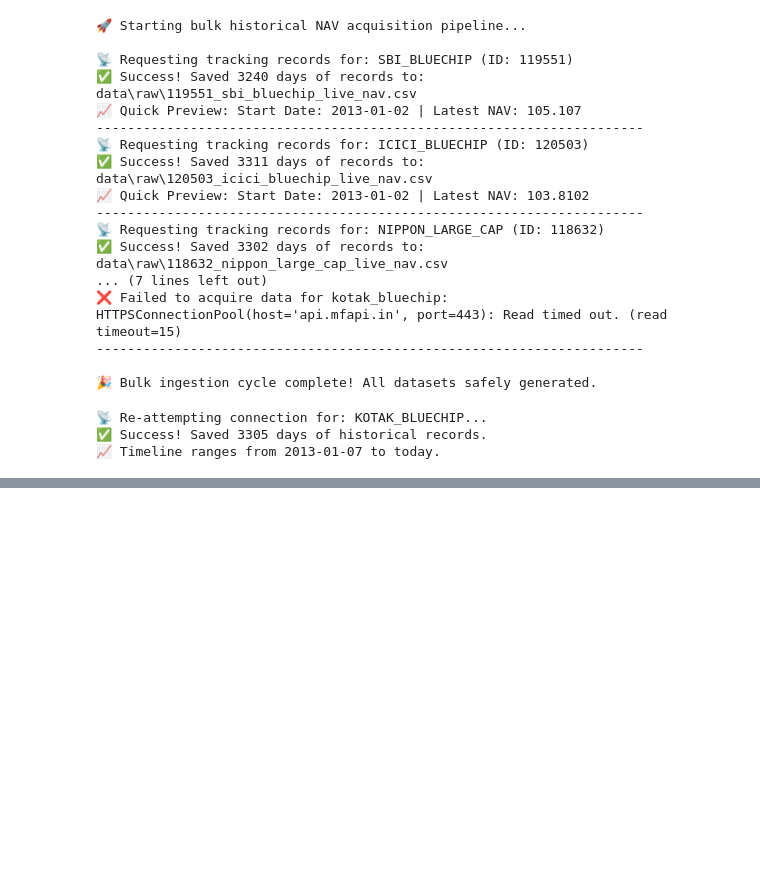
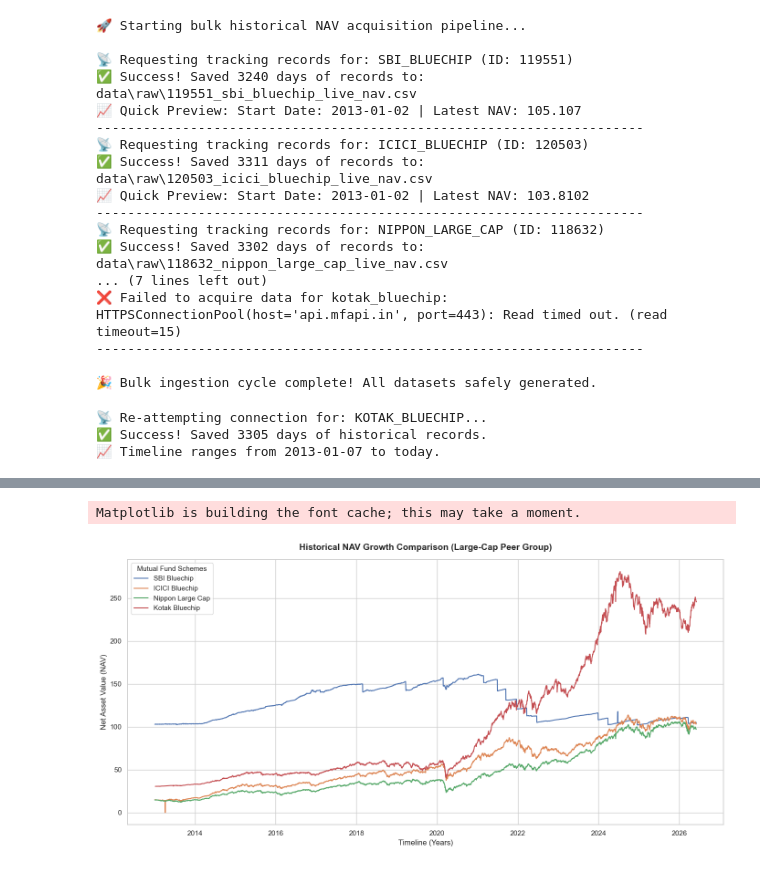
Before and after one commit to kadekarpornima-stack/my-data-project, a Jupyter notebook: notebook/01_data_inspection_and_fetch.ipynb, the cells around one changed output, grey strips where cells are left out. Saved outputs shown, nothing was run; the diff lists cells and outputs as text; code cells hidden in the pictures; blank space fills up the shorter version.

Commit message:
add visualization code for large-cap portfolio growth comparison

```diff
--- a/notebook/01_data_inspection_and_fetch.ipynb
+++ b/notebook/01_data_inspection_and_fetch.ipynb
@@ -616,0 +636,29 @@ master_df.tail(10)
+# %%
+import matplotlib.pyplot as plt
+import seaborn as sns
+
+# Set an elegant, modern plotting theme
+sns.set_theme(style="whitegrid")
+plt.figure(figsize=(14, 7))
+
+# Plot the timeline for each fund using the columns from your master dataframe
+# We use 'date' as the X-axis and map out each fund's NAV path
+plt.plot(master_df['date'], master_df['SBI_Bluechip'], label='SBI Bluechip', linewidth=1.5)
+plt.plot(master_df['date'], master_df['ICICI_Bluechip'], label='ICICI Bluechip', linewidth=1.5)
+plt.plot(master_df['date'], master_df['Nippon_Large_Cap'], label='Nippon Large Cap', linewidth=1.5)
+plt.plot(master_df['date'], master_df['Kotak_Bluechip'], label='Kotak Bluechip', linewidth=1.5)
+
+# Axis Bluechip NAV scale is around ~6,168 (Growth option), while others are around ~100-250.
+# To keep the chart readable without squeezing the others, we can plot Axis on a separate cell later,
+# or look at them together here. Let's start with the peer-group around the same scale:
+
+plt.title('Historical NAV Growth Comparison (Large-Cap Peer Group)', fontsize=14, fontweight='bold', pad=15)
+plt.xlabel('Timeline (Years)', fontsize=12)
+plt.ylabel('Net Asset Value (NAV)', fontsize=12)
+plt.legend(title="Mutual Fund Schemes", title_fontsize='11', loc='upper left')
+
+plt.tight_layout()
+plt.show()
+# %% [output]
+Matplotlib is building the font cache; this may take a moment.
+[figure, added]
```
Also changed, not shown: parts of 1 cell of this notebook.
